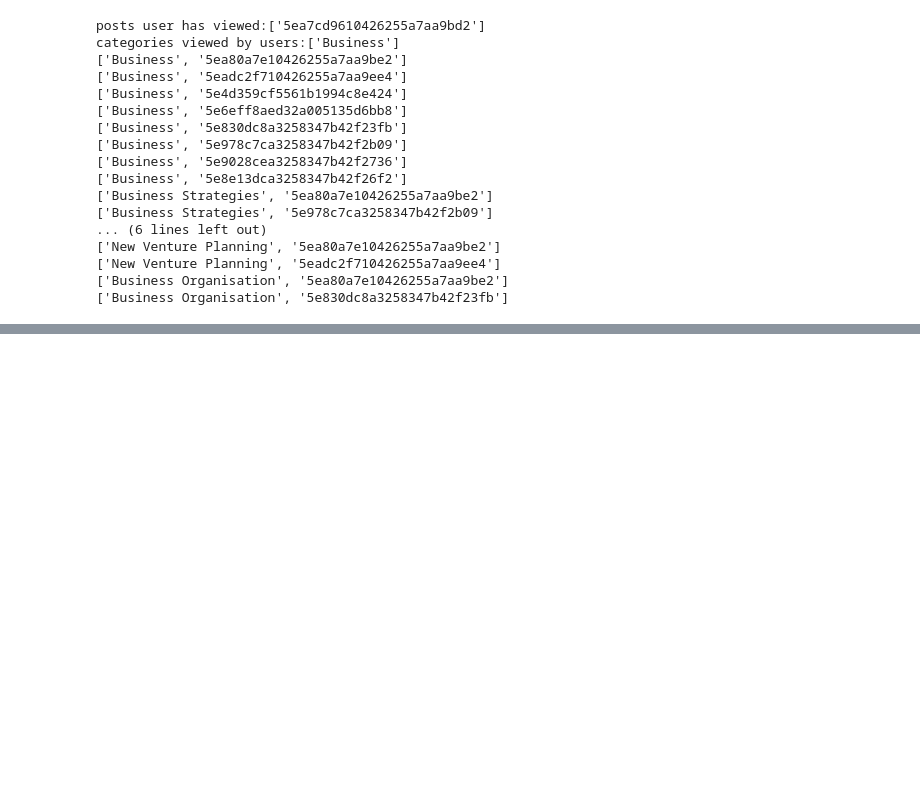
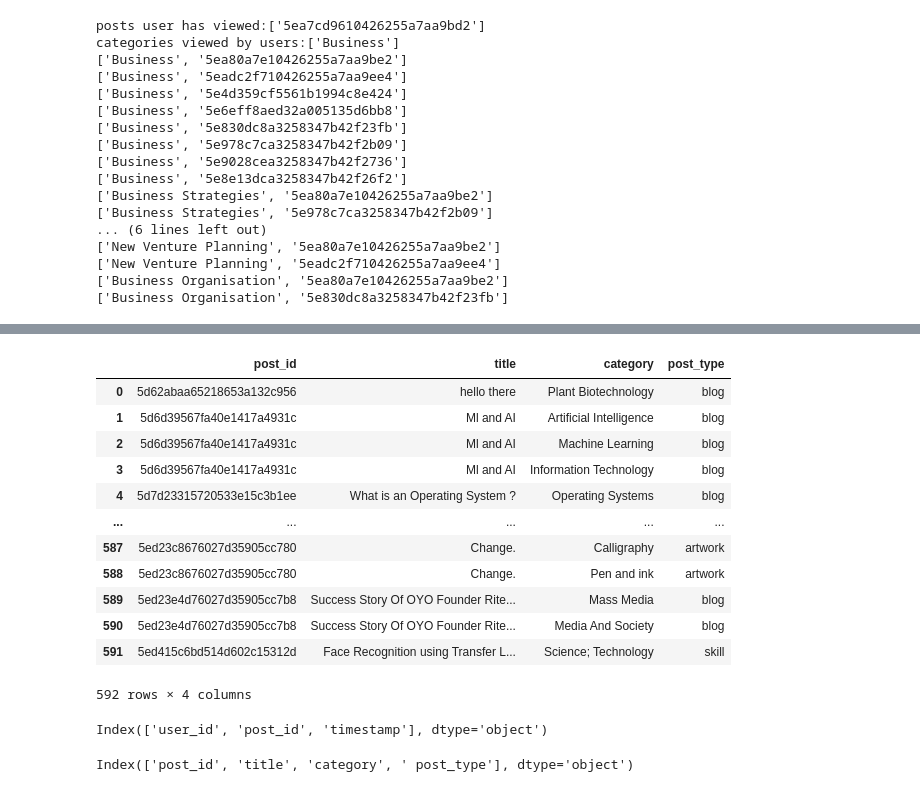
Before and after one commit to feranzie/E2E-recommender-system, a Jupyter notebook: train.ipynb, the cells around one changed output, grey strips where cells are left out. Cells and saved outputs as stored; diff of their text form; code cells hidden in the pictures; blank space fills up the shorter version.

```diff
--- a/train.ipynb
+++ b/train.ipynb
@@ -293,0 +342,24 @@ categories viewed by users:['Business']
+# %%
+post1
+# %% [output]
+|  | post_id | title | category | post_type |
+| 0 | 5d62abaa65218653a132c956 | hello there | Plant Biotechnology | blog |
+| 1 | 5d6d39567fa40e1417a4931c | Ml and AI | Artificial Intelligence | blog |
+| 2 | 5d6d39567fa40e1417a4931c | Ml and AI | Machine Learning | blog |
+| 3 | 5d6d39567fa40e1417a4931c | Ml and AI | Information Technology | blog |
+| 4 | 5d7d23315720533e15c3b1ee | What is an Operating System ? | Operating Systems | blog |
+| ... | ... | ... | ... | ... |
+| 587 | 5ed23c8676027d35905cc780 | Change. | Calligraphy | artwork |
+| 588 | 5ed23c8676027d35905cc780 | Change. | Pen and ink | artwork |
+| 589 | 5ed23e4d76027d35905cc7b8 | Success Story Of OYO Founder Rite... | Mass Media | blog |
+| 590 | 5ed23e4d76027d35905cc7b8 | Success Story Of OYO Founder Rite... | Media And Society | blog |
+| 591 | 5ed415c6bd514d602c15312d | Face Recognition using Transfer L... | Science; Technology | skill |
+592 rows × 4 columns
+# %%
+view.columns
+# %% [output]
+Index(['user_id', 'post_id', 'timestamp'], dtype='object')
+# %%
+post1.columns
+# %% [output]
+Index(['post_id', 'title', 'category', ' post_type'], dtype='object')
```
Also changed, not shown: parts of 15 cells of this notebook, 15 other files.
